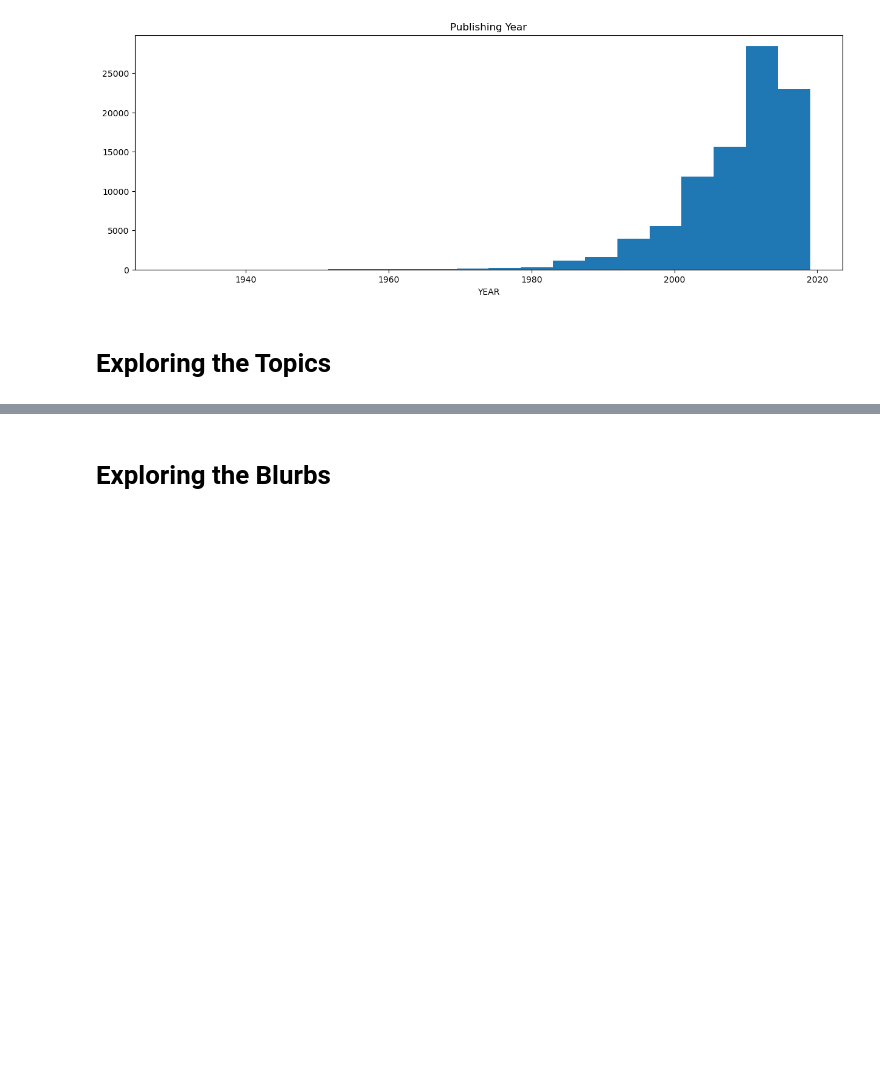
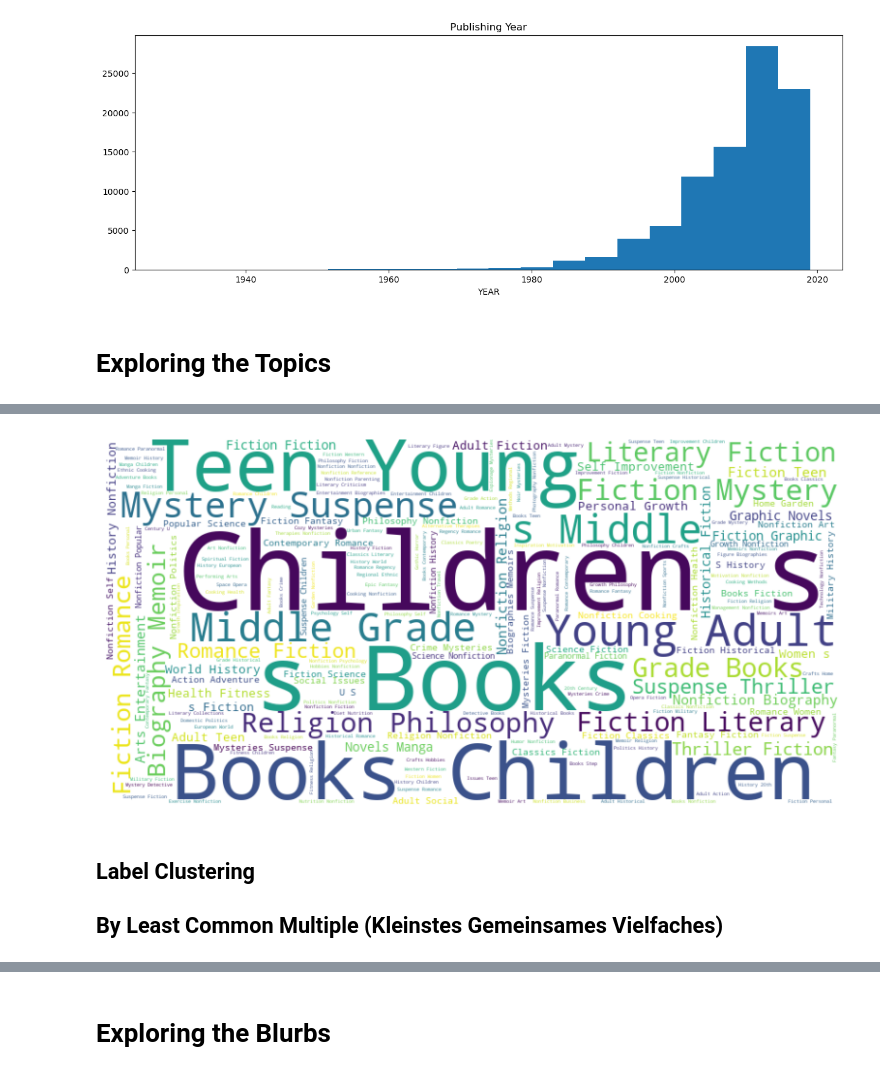
Before and after one commit to romi13147organization/nlp, a Jupyter notebook: data_exploration_romina.ipynb, the cells around one changed output, grey strips where cells are left out. Drawn from its saved outputs; the diff is of its cells as text; code cells hidden in the pictures; blank space fills up the shorter version.

```diff
--- a/data_exploration_romina.ipynb
+++ b/data_exploration_romina.ipynb
@@ -111,9 +128,10 @@ Name: count, dtype: int64
 # %% [markdown]
 # Exploring the Topics
 # %%
-from collections import Counter
+
 #all_topics = df['TOPICS'].str.split(',').explode().str.strip()
-df['TOPICS_SPLIT'] = df['TOPICS'].str.split(',').apply(lambda x: [i.strip() for i in x])
+#df['TOPICS_SPLIT'] = df['TOPICS'].str.split(',').apply(lambda x: [i.strip() for i in x])
+df['TOPICS_SPLIT'] = df['TOPICS'].apply(lambda x: sorted(list(set(i.strip() for i in re.split(r'[,\s]{2,}', x)))))
 all_topics = df['TOPICS_SPLIT'].explode().str.strip()
 topic_counts = Counter(all_topics)
 dftopics = pd.DataFrame(topic_counts.items(), columns=['TOPICS', 'COUNT']).sort_values(by='COUNT', ascending=False)
@@ -155,6 +173,22 @@ Book with most Topics:
 | 61581 | The Friendly Jane Austen | Natalie Tyler | 2001 | 9781101191538 | 320 | https://www.penguinrandomhouse.co... | World History, Literary Figure Bi... | (c) Penguin Random House | What’s so friendly about Jane Aus... | 2018-08-18 | ... |
 | 7400 | Saint-exupery | Stacy Schiff | 2011 | 9780307798398 | 522 | https://www.penguinrandomhouse.co... | World History, Literary Figure Bi... | (c) Penguin Random House | From a master biographer, the lif... | 2018-08-18 | ... |
 | 22334 | James Joyce | Edna O'Brien | 1999 | 9781415910580 | 360 | https://www.penguinrandomhouse.co... | World History, Literary Figure Bi... | (c) Penguin Random House | One of Ireland’s best current nov... | 2018-08-18 | ... |
+# %%
+# Wordcloud
+text = " ".join(df['TOPICS'])
+wordcloud = WordCloud(width=800, height=400, background_color='white').generate(text)
+
+# Display the word cloud
+plt.figure(figsize=(10, 6))
+plt.imshow(wordcloud, interpolation='bilinear')
+plt.axis('off')
+plt.show()
+# %% [output]
+[figure, added]
+# %% [markdown]
+## Label Clustering
+
+## By Least Common Multiple (Kleinstes Gemeinsames Vielfaches)
 # %%
 # Find a minimum list of topics to cover all books
 single_topic_df = df[df['TOPIC_COUNT'] == 1]
```
Also changed, not shown: parts of 12 cells of this notebook.
